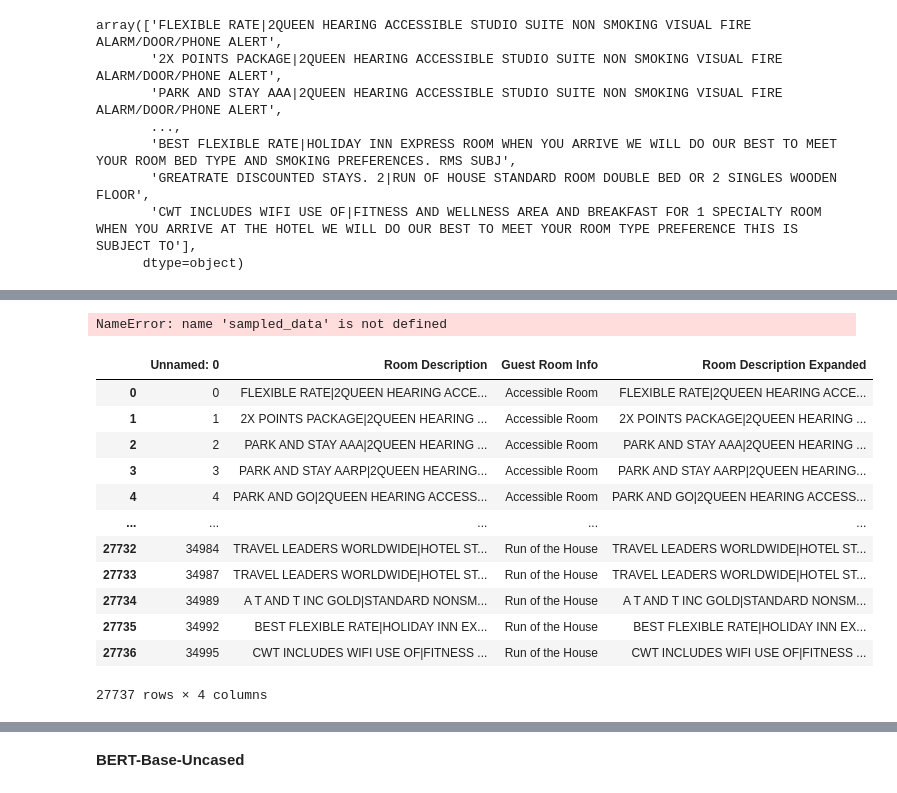
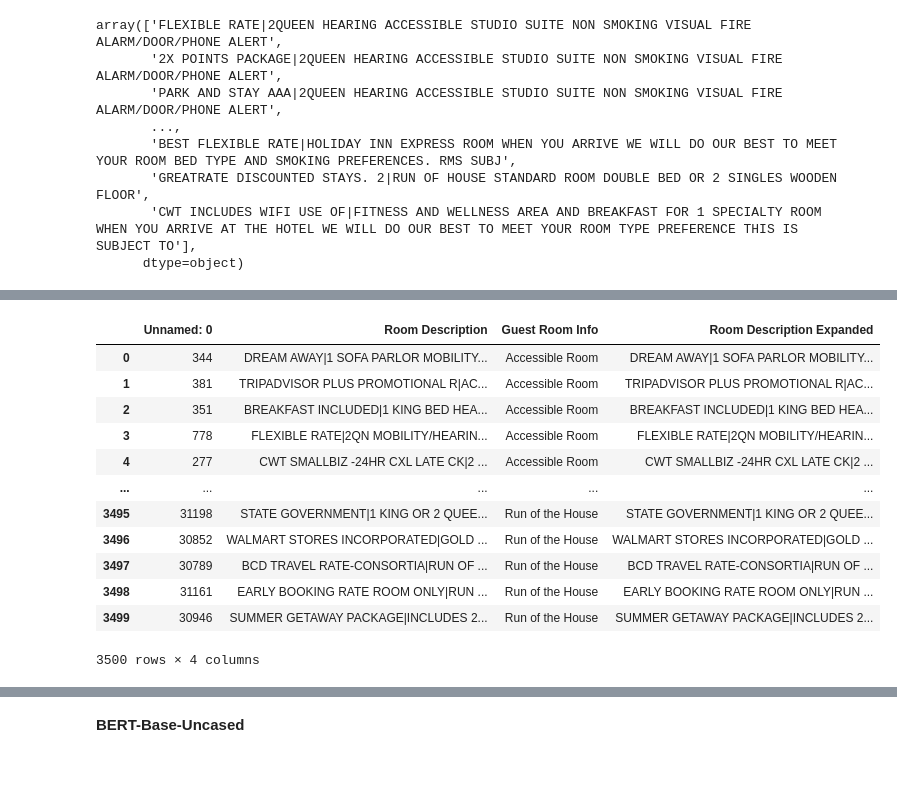
Before and after one commit to karthik1705/sabre_distiLLM_2025, a Jupyter notebook: final_codes/supervised_models.ipynb, the cells around one changed output, grey strips where cells are left out. Saved outputs shown, nothing was run; the diff lists cells and outputs as text; code cells hidden in the pictures.

```diff
--- a/final_codes/supervised_models.ipynb
+++ b/final_codes/supervised_models.ipynb
@@ -571,0 +706,5 @@ result
+# %%
+# 10% of each room type as training data
+
+n_samples_per_class = 100
+sample_df_10pct, remaining_df_10pct = create_stratified_sample(dataset, n_samples_per_class)
@@ -778,20 +1152,16 @@ sampled_data
-# %%
-sampled_data
-# %% [output]
-NameError: name 'sampled_data' is not defined
-# %%
-remaining_data
-# %% [output]
-|  | Unnamed: 0 | Room Description | Guest Room Info | Room Description Expanded |
-| 0 | 0 | FLEXIBLE RATE|2QUEEN HEARING ACCE... | Accessible Room | FLEXIBLE RATE|2QUEEN HEARING ACCE... |
-| 1 | 1 | 2X POINTS PACKAGE|2QUEEN HEARING ... | Accessible Room | 2X POINTS PACKAGE|2QUEEN HEARING ... |
-| 2 | 2 | PARK AND STAY AAA|2QUEEN HEARING ... | Accessible Room | PARK AND STAY AAA|2QUEEN HEARING ... |
-| 3 | 3 | PARK AND STAY AARP|2QUEEN HEARING... | Accessible Room | PARK AND STAY AARP|2QUEEN HEARING... |
-| 4 | 4 | PARK AND GO|2QUEEN HEARING ACCESS... | Accessible Room | PARK AND GO|2QUEEN HEARING ACCESS... |
-| ... | ... | ... | ... | ... |
-| 27732 | 34984 | TRAVEL LEADERS WORLDWIDE|HOTEL ST... | Run of the House | TRAVEL LEADERS WORLDWIDE|HOTEL ST... |
-| 27733 | 34987 | TRAVEL LEADERS WORLDWIDE|HOTEL ST... | Run of the House | TRAVEL LEADERS WORLDWIDE|HOTEL ST... |
-| 27734 | 34989 | A T AND T INC GOLD|STANDARD NONSM... | Run of the House | A T AND T INC GOLD|STANDARD NONSM... |
-| 27735 | 34992 | BEST FLEXIBLE RATE|HOLIDAY INN EX... | Run of the House | BEST FLEXIBLE RATE|HOLIDAY INN EX... |
-| 27736 | 34995 | CWT INCLUDES WIFI USE OF|FITNESS ... | Run of the House | CWT INCLUDES WIFI USE OF|FITNESS ... |
-27737 rows × 4 columns
+# %%
+sample_df_10pct
+# %% [output]
+|  | Unnamed: 0 | Room Description | Guest Room Info | Room Description Expanded |
+| 0 | 344 | DREAM AWAY|1 SOFA PARLOR MOBILITY... | Accessible Room | DREAM AWAY|1 SOFA PARLOR MOBILITY... |
+| 1 | 381 | TRIPADVISOR PLUS PROMOTIONAL R|AC... | Accessible Room | TRIPADVISOR PLUS PROMOTIONAL R|AC... |
+| 2 | 351 | BREAKFAST INCLUDED|1 KING BED HEA... | Accessible Room | BREAKFAST INCLUDED|1 KING BED HEA... |
+| 3 | 778 | FLEXIBLE RATE|2QN MOBILITY/HEARIN... | Accessible Room | FLEXIBLE RATE|2QN MOBILITY/HEARIN... |
+| 4 | 277 | CWT SMALLBIZ -24HR CXL LATE CK|2 ... | Accessible Room | CWT SMALLBIZ -24HR CXL LATE CK|2 ... |
+| ... | ... | ... | ... | ... |
+| 3495 | 31198 | STATE GOVERNMENT|1 KING OR 2 QUEE... | Run of the House | STATE GOVERNMENT|1 KING OR 2 QUEE... |
+| 3496 | 30852 | WALMART STORES INCORPORATED|GOLD ... | Run of the House | WALMART STORES INCORPORATED|GOLD ... |
+| 3497 | 30789 | BCD TRAVEL RATE-CONSORTIA|RUN OF ... | Run of the House | BCD TRAVEL RATE-CONSORTIA|RUN OF ... |
+| 3498 | 31161 | EARLY BOOKING RATE ROOM ONLY|RUN ... | Run of the House | EARLY BOOKING RATE ROOM ONLY|RUN ... |
+| 3499 | 30946 | SUMMER GETAWAY PACKAGE|INCLUDES 2... | Run of the House | SUMMER GETAWAY PACKAGE|INCLUDES 2... |
+3500 rows × 4 columns
```
Also changed, not shown: parts of 52 cells of this notebook.
